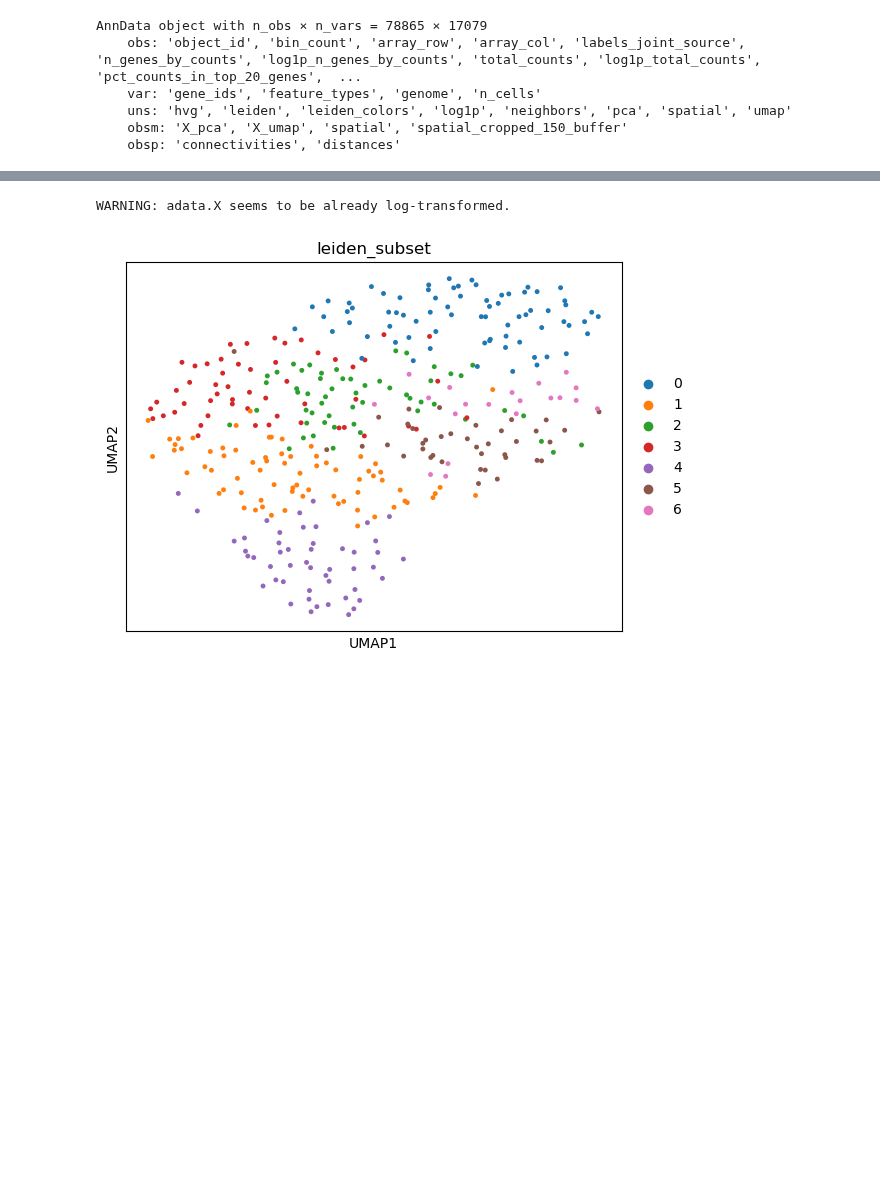
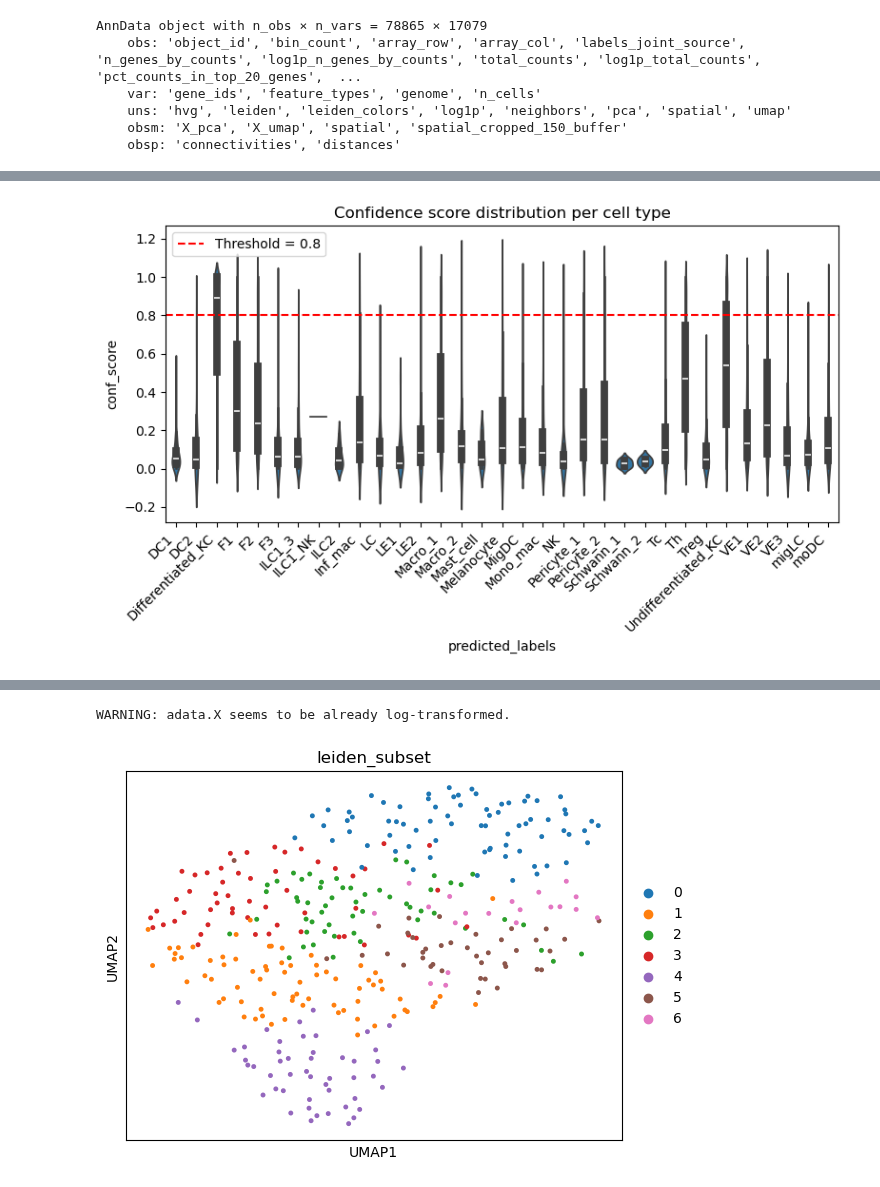
Before and after one commit to ScheWann/Biovis2025, a Jupyter notebook: Python/enrichment_order.ipynb, the cells around one changed output, grey strips where cells are left out. Cells and saved outputs as stored; diff of their text form; code cells hidden in the pictures; blank space fills up the shorter version.

```diff
--- a/Python/enrichment_order.ipynb
+++ b/Python/enrichment_order.ipynb
@@ -377,3 +377,16 @@ AnnData object with n_obs × n_vars = 78865 × 17079
     uns: 'hvg', 'leiden', 'leiden_colors', 'log1p', 'neighbors', 'pca', 'spatial', 'umap'
     obsm: 'X_pca', 'X_umap', 'spatial', 'spatial_cropped_150_buffer'
     obsp: 'connectivities', 'distances'
+# %%
+import pandas as pd
+
+# 转成 DataFrame 方便操作
+df = cdata.obs[['predicted_labels', 'conf_score']].copy()
+
+# 每个细胞类型的平均置信度
+mean_conf = df.groupby('predicted_labels')['conf_score'].mean()
+
+# 置信度分布的更多统计（均值、标准差、数量、最小值、最大值）
+summary_conf = df.groupby('predicted_labels')['conf_score'].agg(['mean', 'std', 'count', 'min', 'max'])
+
+summary_conf
@@ -379,0 +412,56 @@ AnnData object with n_obs × n_vars = 78865 × 17079
+# %%
+import pandas as pd
+import seaborn as sns
+import matplotlib.pyplot as plt
+
+def summarize_confidence_distribution(adata, threshold=0.8, figsize=(8,5)):
+    """
+    Summarize confidence score distribution per predicted cell type
+    and visualize with violin plot.
+
+    Parameters
+    ----------
+    adata : AnnData
+        AnnData object with obs containing 'predicted_labels' and 'conf_score'
+    threshold : float, optional
+        Threshold to define "high confidence" cells, default=0.8
+    figsize : tuple, optional
+        Figure size for the violin plot
+
+    Returns
+    -------
+    pd.DataFrame
+        Summary table with median, IQR, high-confidence fraction, and cell count
+    """
+    df = adata.obs[['predicted_labels', 'conf_score']].copy()
+
+    summary = df.groupby('predicted_labels')['conf_score'].agg(
+        median='median',
+        q25=lambda x: x.quantile(0.25),
+        q75=lambda x: x.quantile(0.75),
+        high_conf_fraction=lambda x: (x > threshold).mean(),
+        n_cells='count'
+    ).reset_index()
+
+    # 重命名列更直观
+    summary = summary.rename(columns={
+        'q25': 'IQR_25%',
+        'q75': 'IQR_75%'
+    })
+
+    # --- 可视化 ---
+    plt.figure(figsize=figsize)
+    sns.violinplot(x='predicted_labels', y='conf_score', data=df, inner="box")
+    plt.axhline(threshold, color='red', linestyle='--', label=f"Threshold = {threshold}")
+    plt.xticks(rotation=45, ha='right')
+    plt.title("Confidence score distribution per cell type")
+    plt.legend()
+    plt.tight_layout()
+    plt.show()
+
+    return summary
+
+summary_table = summarize_confidence_distribution(cdata, threshold=0.8)
+print(summary_table)
+# %% [output]
+[figure, added]
```
Also changed, not shown: parts of 2 cells of this notebook, 5 other files.
